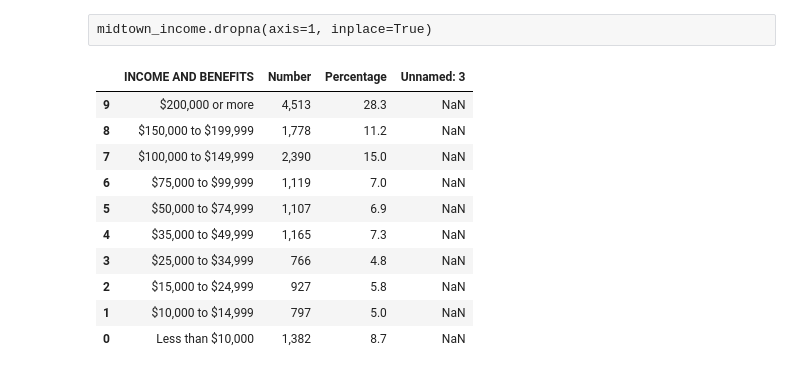
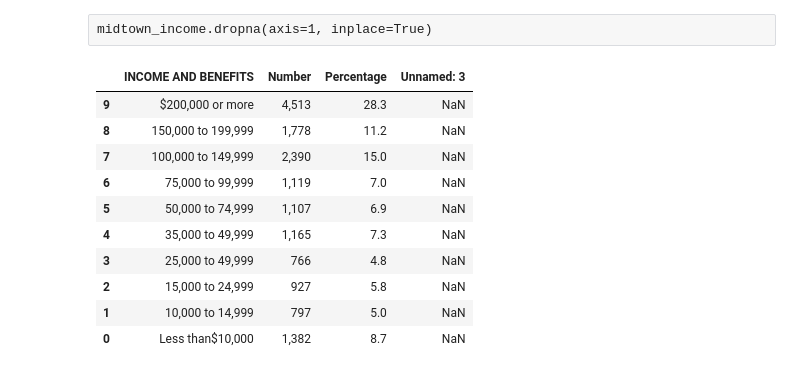
Before and after one commit to TRobertJackson/Data-Science-Projects, a Jupyter notebook: Benson Project.ipynb, the cells around one changed output. Drawn from its saved outputs; the diff is of its cells as text; code cells hidden in the pictures.

```diff
--- a/Benson Project.ipynb
+++ b/Benson Project.ipynb
@@ -363,21 +363,22 @@ plt.savefig('images/Hispanic Sub Groups Breakdown Midtown.png');
 midtown_income = pd.read_csv('data/midtown_income.csv')
 # %% [raw]
 midtown_income.dropna(axis=1, inplace=True)
-# %%
-midtown_income = midtown_income.iloc[::-1]
-midtown_income
-# %% [output]
-|  | INCOME AND BENEFITS | Number | Percentage | Unnamed: 3 |
-| 9 | $200,000 or more | 4,513 | 28.3 | NaN |
-| 8 | $150,000 to $199,999 | 1,778 | 11.2 | NaN |
-| 7 | $100,000 to $149,999 | 2,390 | 15.0 | NaN |
-| 6 | $75,000 to $99,999 | 1,119 | 7.0 | NaN |
-| 5 | $50,000 to $74,999 | 1,107 | 6.9 | NaN |
-| 4 | $35,000 to $49,999 | 1,165 | 7.3 | NaN |
-| 3 | $25,000 to $34,999 | 766 | 4.8 | NaN |
-| 2 | $15,000 to $24,999 | 927 | 5.8 | NaN |
-| 1 | $10,000 to $14,999 | 797 | 5.0 | NaN |
-| 0 | Less than $10,000 | 1,382 | 8.7 | NaN |
+# %%
+midtown_income = midtown_income.iloc[::-1]
+midtown_income['INCOME AND BENEFITS'] = ['$200,000 or more', '150,000  to 199,999','100,000 to 149,999', '75,000 to 99,999', '50,000 to 74,999', '35,000 to 49,999', '25,000 to 49,999', '15,000 to 24,999', '10,000 to 14,999', 'Less than$10,000']
+midtown_income
+# %% [output]
+|  | INCOME AND BENEFITS | Number | Percentage | Unnamed: 3 |
+| 9 | $200,000 or more | 4,513 | 28.3 | NaN |
+| 8 | 150,000 to 199,999 | 1,778 | 11.2 | NaN |
+| 7 | 100,000 to 149,999 | 2,390 | 15.0 | NaN |
+| 6 | 75,000 to 99,999 | 1,119 | 7.0 | NaN |
+| 5 | 50,000 to 74,999 | 1,107 | 6.9 | NaN |
+| 4 | 35,000 to 49,999 | 1,165 | 7.3 | NaN |
+| 3 | 25,000 to 49,999 | 766 | 4.8 | NaN |
+| 2 | 15,000 to 24,999 | 927 | 5.8 | NaN |
+| 1 | 10,000 to 14,999 | 797 | 5.0 | NaN |
+| 0 | Less than$10,000 | 1,382 | 8.7 | NaN |
 # %%
 fig, ax = plt.subplots(figsize = (10, 8))
 sns.barplot(y = midtown_income['INCOME AND BENEFITS'], x = midtown_income['Percentage'])
```
Also changed, not shown: parts of 4 cells of this notebook, 5 other files.
